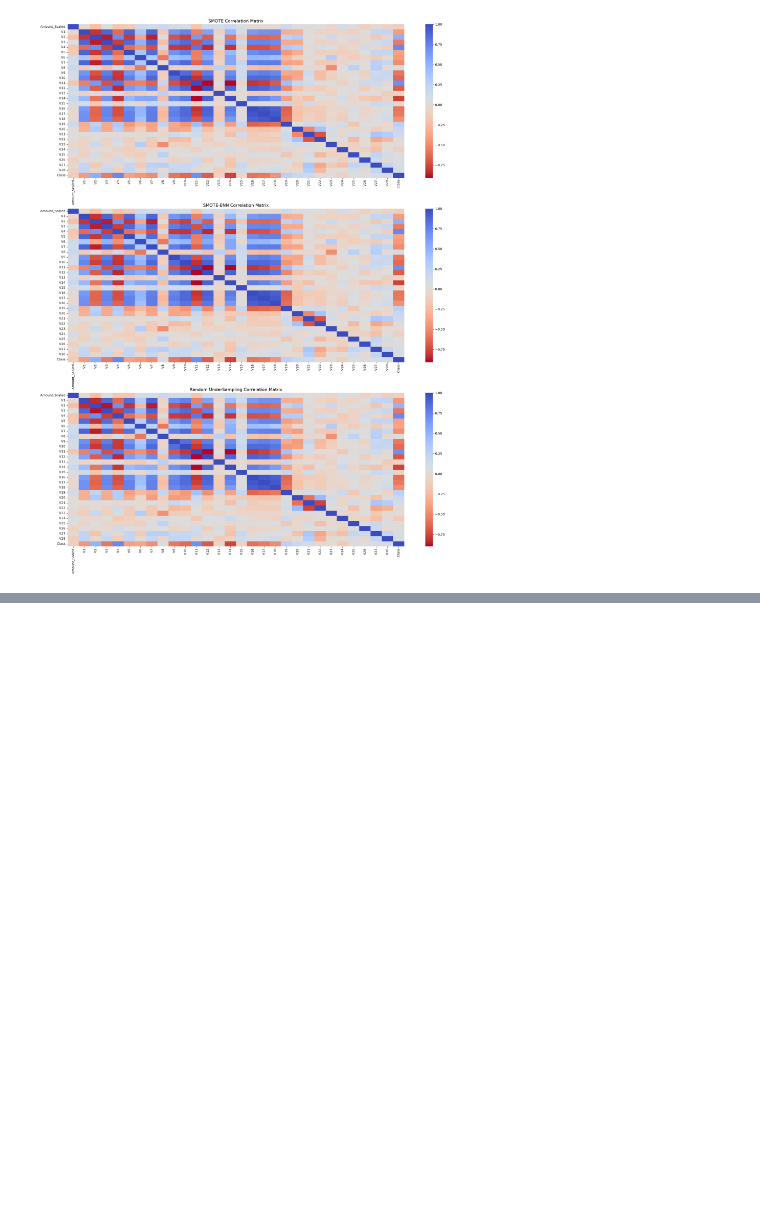
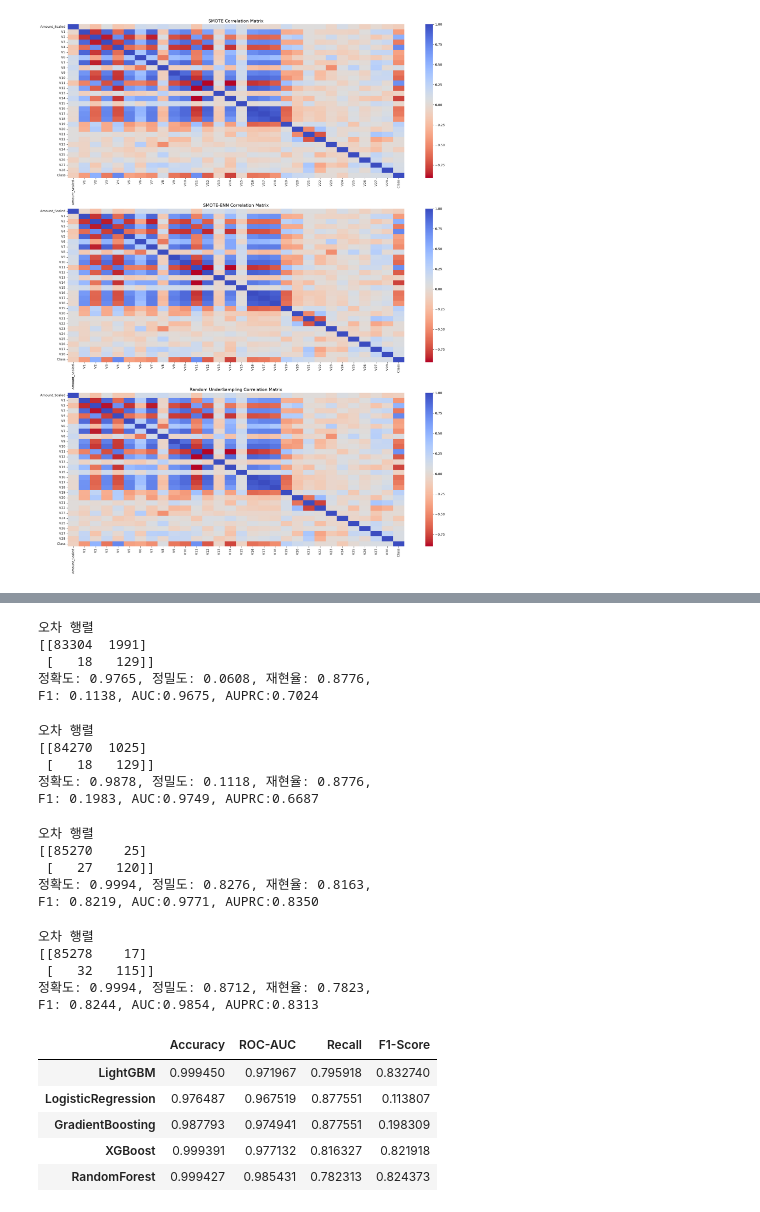
Before and after one commit to jcs19752510-ui/semi_project, a Jupyter notebook: 염윤호/02 Credit Card Fraud Detection/02_Creditcard.ipynb, the cells around one changed output, grey strips where cells are left out. Cells and saved outputs as stored; diff of their text form; code cells hidden in the pictures; blank space fills up the shorter version.

```diff
--- a/염윤호/02 Credit Card Fraud Detection/02_Creditcard.ipynb
+++ b/염윤호/02 Credit Card Fraud Detection/02_Creditcard.ipynb
@@ -530,0 +550,52 @@ F1: 0.7961, AUC:0.9745, AUPRC:0.8113
+# %%
+# SMOTE 데이터로 LogisticRegression 비교
+lr_clf_smote = LogisticRegression(max_iter=1000, random_state=42)
+model_results_smote['LogisticRegression'] = get_model_train_eval(lr_clf_smote, ftr_train=X_train_over, ftr_test=X_test, tgt_train=y_train_over, tgt_test=y_test)
+# %% [output]
+오차 행렬
+[[83304  1991]
+ [   18   129]]
+정확도: 0.9765, 정밀도: 0.0608, 재현율: 0.8776,
+F1: 0.1138, AUC:0.9675, AUPRC:0.7024
+# %%
+# SMOTE 데이터로 GradientBoosting 비교
+gb_clf_smote = GradientBoostingClassifier(random_state=42)
+model_results_smote['GradientBoosting'] = get_model_train_eval(gb_clf_smote, ftr_train=X_train_over, ftr_test=X_test, tgt_train=y_train_over, tgt_test=y_test)
+# %% [output]
+오차 행렬
+[[84270  1025]
+ [   18   129]]
+정확도: 0.9878, 정밀도: 0.1118, 재현율: 0.8776,
+F1: 0.1983, AUC:0.9749, AUPRC:0.6687
+# %%
+# SMOTE 데이터로 XGBoost 비교
+xgb_clf_smote = XGBClassifier(n_estimators=1000, n_jobs=-1, random_state=42, eval_metric='logloss')
+model_results_smote['XGBoost'] = get_model_train_eval(xgb_clf_smote, ftr_train=X_train_over, ftr_test=X_test, tgt_train=y_train_over, tgt_test=y_test)
+# %% [output]
+오차 행렬
+[[85270    25]
+ [   27   120]]
+정확도: 0.9994, 정밀도: 0.8276, 재현율: 0.8163,
+F1: 0.8219, AUC:0.9771, AUPRC:0.8350
+# %%
+# SMOTE 데이터로 RandomForest 비교
+rf_clf_smote = RandomForestClassifier(n_estimators=1000, n_jobs=-1, random_state=42)
+model_results_smote['RandomForest'] = get_model_train_eval(rf_clf_smote, ftr_train=X_train_over, ftr_test=X_test, tgt_train=y_train_over, tgt_test=y_test)
+# %% [output]
+오차 행렬
+[[85278    17]
+ [   32   115]]
+정확도: 0.9994, 정밀도: 0.8712, 재현율: 0.7823,
+F1: 0.8244, AUC:0.9854, AUPRC:0.8313
+# %%
+# SMOTE 기준 5개 모델 결과 비교
+comparison_df_smote = pd.DataFrame(model_results_smote).T[['accuracy', 'roc_auc', 'recall', 'f1']]
+comparison_df_smote.columns = ['Accuracy', 'ROC-AUC', 'Recall', 'F1-Score']
+comparison_df_smote
+# %% [output]
+|  | Accuracy | ROC-AUC | Recall | F1-Score |
+| LightGBM | 0.999450 | 0.971967 | 0.795918 | 0.832740 |
+| LogisticRegression | 0.976487 | 0.967519 | 0.877551 | 0.113807 |
+| GradientBoosting | 0.987793 | 0.974941 | 0.877551 | 0.198309 |
+| XGBoost | 0.999391 | 0.977132 | 0.816327 | 0.821918 |
+| RandomForest | 0.999427 | 0.985431 | 0.782313 | 0.824373 |
```
Also changed, not shown: parts of 16 cells of this notebook, 16 other files.
